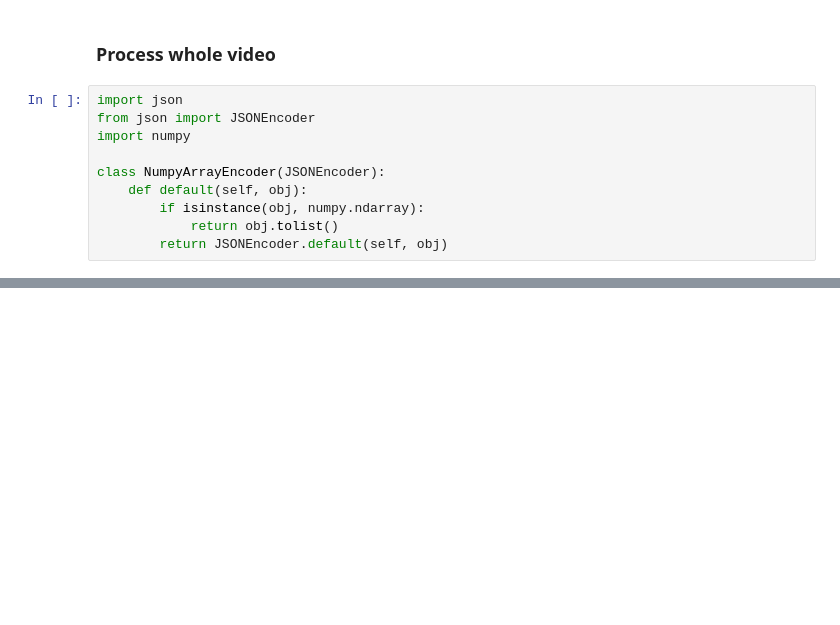
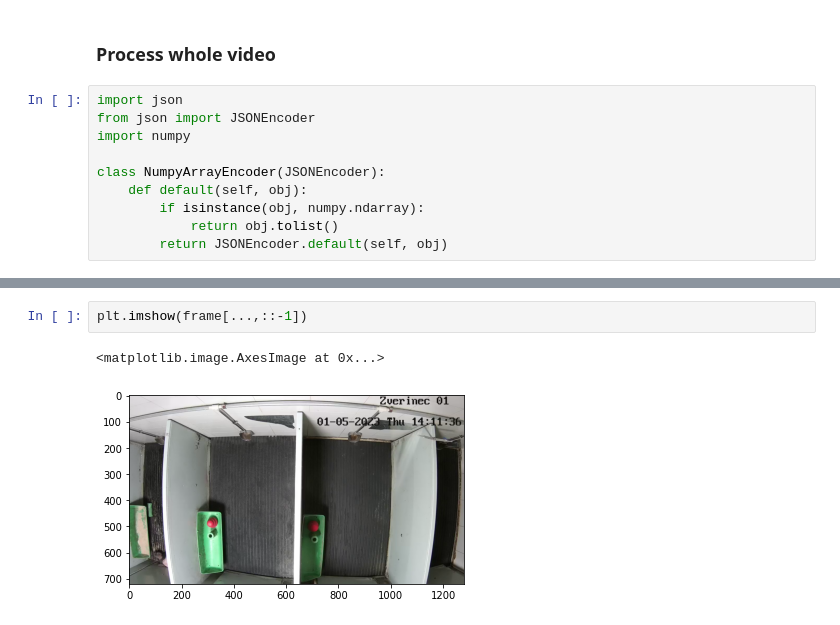
Before and after one commit to mjirik/animaltracking, a Jupyter notebook: animaltracking/pigtracking_prediction.ipynb, the cells around one changed output, grey strips where cells are left out. Drawn from its saved outputs; the diff is of its cells as text; blank space fills up the shorter version.

```diff
--- a/animaltracking/pigtracking_prediction.ipynb
+++ b/animaltracking/pigtracking_prediction.ipynb
@@ -423,0 +583,5 @@ visualization.create_heatmap_report(points, frame, output_dir / "heatmap.jpg")
+# %%
+plt.imshow(frame[...,::-1])
+# %% [output]
+<matplotlib.image.AxesImage at 0x...>
+[figure, added]
```
Also changed, not shown: parts of 19 cells of this notebook, 1 other file.
